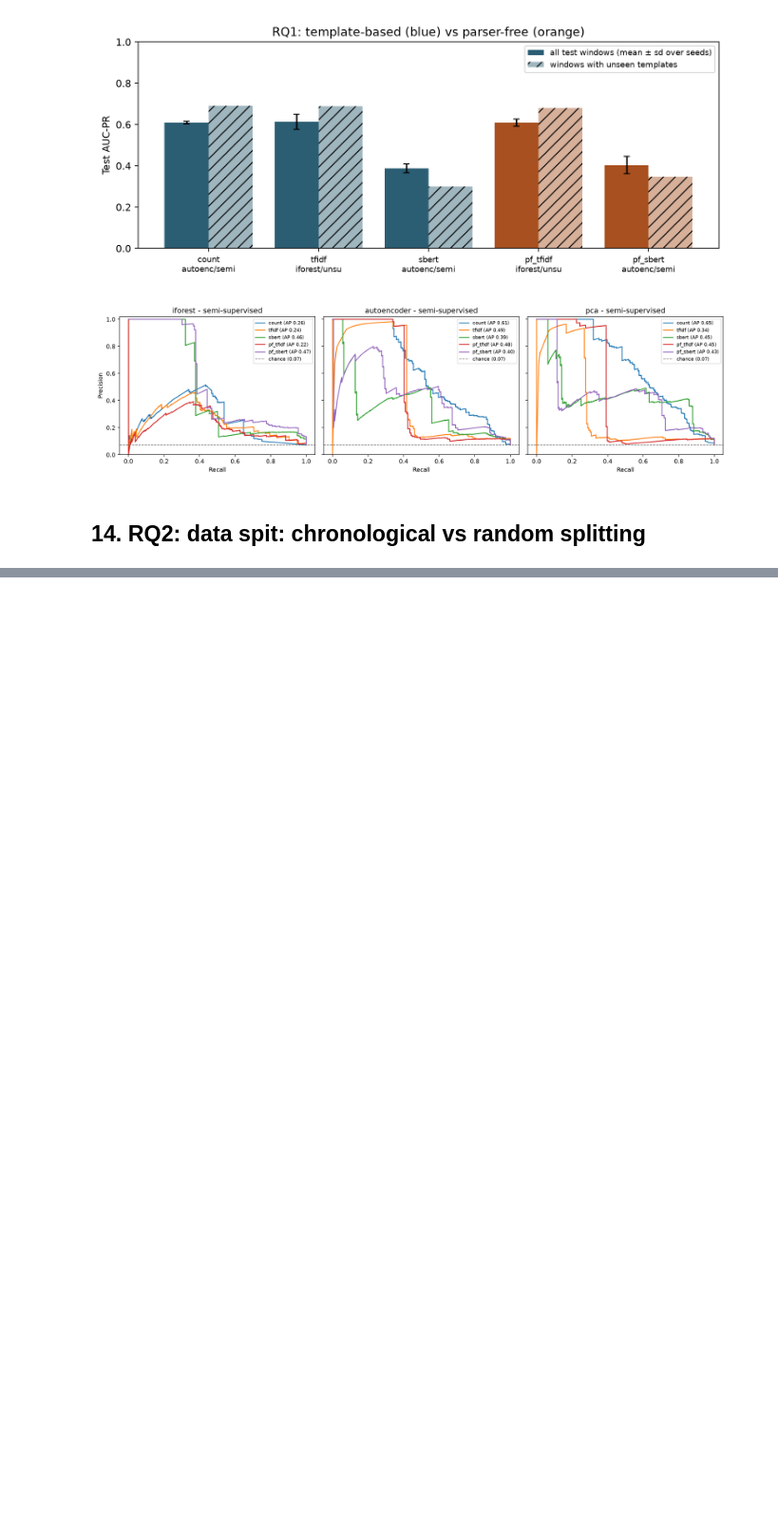
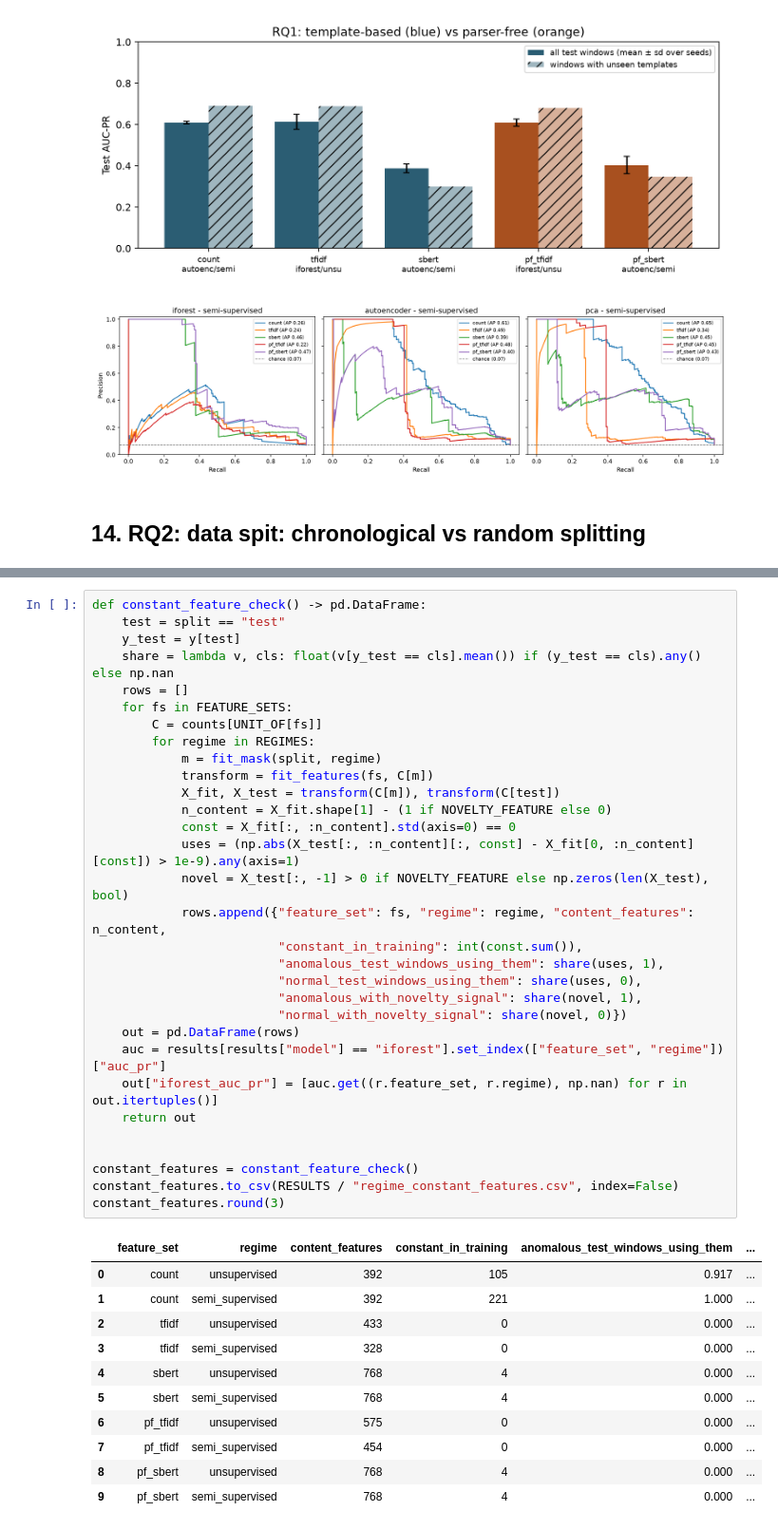
Before and after one commit to ShreyaB143/COS802-Project, a Jupyter notebook: notebooks/01_pipeline.ipynb, the cells around one changed output, grey strips where cells are left out. Shown at 95% size. Drawn from its saved outputs; the diff is of its cells as text; blank space fills up the shorter version.

```diff
--- a/notebooks/01_pipeline.ipynb
+++ b/notebooks/01_pipeline.ipynb
@@ -933,0 +1083,43 @@ Warning: You are sending unauthenticated requests to the HF Hub. Please set a HF
+# %%
+def constant_feature_check() -> pd.DataFrame:
+    test = split == "test"
+    y_test = y[test]
+    share = lambda v, cls: float(v[y_test == cls].mean()) if (y_test == cls).any() else np.nan
+    rows = []
+    for fs in FEATURE_SETS:
+        C = counts[UNIT_OF[fs]]
+        for regime in REGIMES:
+            m = fit_mask(split, regime)
+            transform = fit_features(fs, C[m])
+            X_fit, X_test = transform(C[m]), transform(C[test])
+            n_content = X_fit.shape[1] - (1 if NOVELTY_FEATURE else 0)
+            const = X_fit[:, :n_content].std(axis=0) == 0
+            uses = (np.abs(X_test[:, :n_content][:, const] - X_fit[0, :n_content][const]) > 1e-9).any(axis=1)
+            novel = X_test[:, -1] > 0 if NOVELTY_FEATURE else np.zeros(len(X_test), bool)
+            rows.append({"feature_set": fs, "regime": regime, "content_features": n_content,
+                         "constant_in_training": int(const.sum()),
+                         "anomalous_test_windows_using_them": share(uses, 1),
+                         "normal_test_windows_using_them": share(uses, 0),
+                         "anomalous_with_novelty_signal": share(novel, 1),
+                         "normal_with_novelty_signal": share(novel, 0)})
+    out = pd.DataFrame(rows)
+    auc = results[results["model"] == "iforest"].set_index(["feature_set", "regime"])["auc_pr"]
+    out["iforest_auc_pr"] = [auc.get((r.feature_set, r.regime), np.nan) for r in out.itertuples()]
+    return out
+
+
+constant_features = constant_feature_check()
+constant_features.to_csv(RESULTS / "regime_constant_features.csv", index=False)
+constant_features.round(3)
+# %% [output]
+|  | feature_set | regime | content_features | constant_in_training | anomalous_test_windows_using_them | ... |
+| 0 | count | unsupervised | 392 | 105 | 0.917 | ... |
+| 1 | count | semi_supervised | 392 | 221 | 1.000 | ... |
+| 2 | tfidf | unsupervised | 433 | 0 | 0.000 | ... |
+| 3 | tfidf | semi_supervised | 328 | 0 | 0.000 | ... |
+| 4 | sbert | unsupervised | 768 | 4 | 0.000 | ... |
+| 5 | sbert | semi_supervised | 768 | 4 | 0.000 | ... |
+| 6 | pf_tfidf | unsupervised | 575 | 0 | 0.000 | ... |
+| 7 | pf_tfidf | semi_supervised | 454 | 0 | 0.000 | ... |
+| 8 | pf_sbert | unsupervised | 768 | 4 | 0.000 | ... |
+| 9 | pf_sbert | semi_supervised | 768 | 4 | 0.000 | ... |
```
Also changed, not shown: parts of 4 cells of this notebook, 7 other files.
